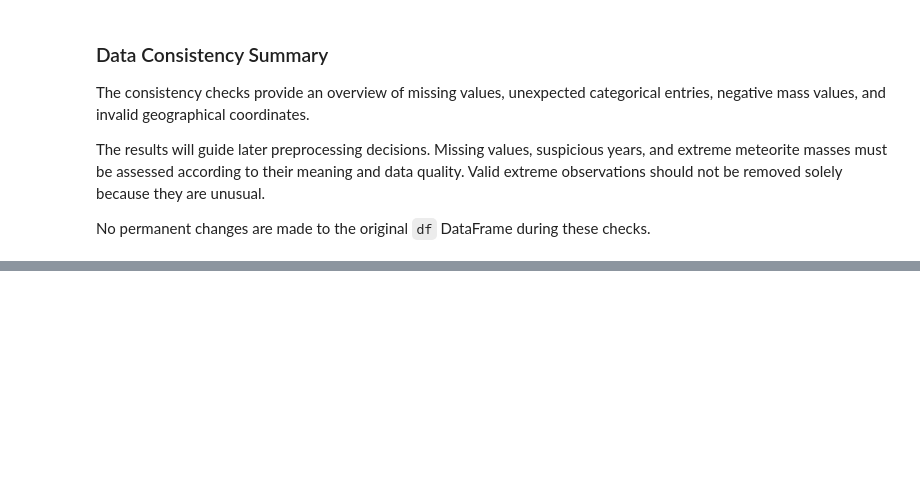
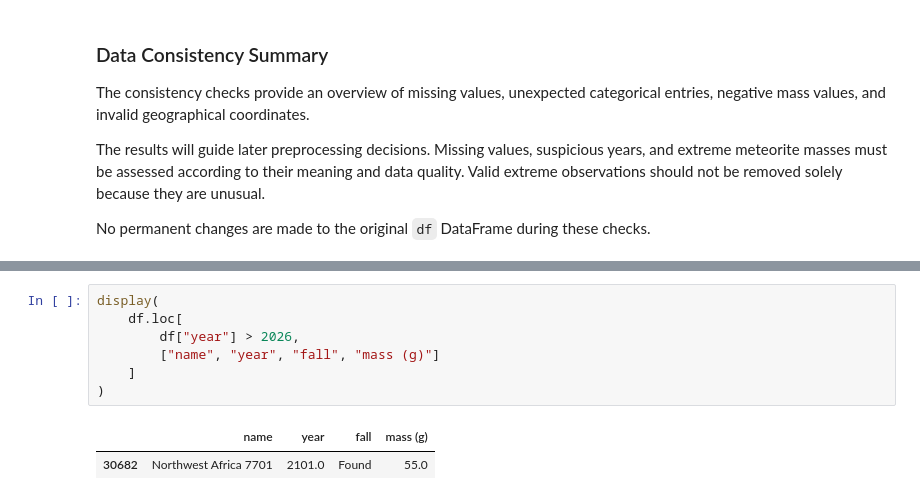
Before and after one commit to manaswiniyoshitha2006-netizen/ML-Evaluation, a Jupyter notebook: notebooks/clustering.ipynb, the cells around one changed output, grey strips where cells are left out. Drawn from its saved outputs; the diff is of its cells as text; blank space fills up the shorter version.

```diff
--- a/notebooks/clustering.ipynb
+++ b/notebooks/clustering.ipynb
@@ -1462,0 +1490,10 @@ No permanent changes are made to the original `df` DataFrame during these checks
+# %%
+display(
+    df.loc[
+        df["year"] > 2026,
+        ["name", "year", "fall", "mass (g)"]
+    ]
+)
+# %% [output]
+|  | name | year | fall | mass (g) |
+| 30682 | Northwest Africa 7701 | 2101.0 | Found | 55.0 |
```
Also changed, not shown: parts of 8 cells of this notebook.
